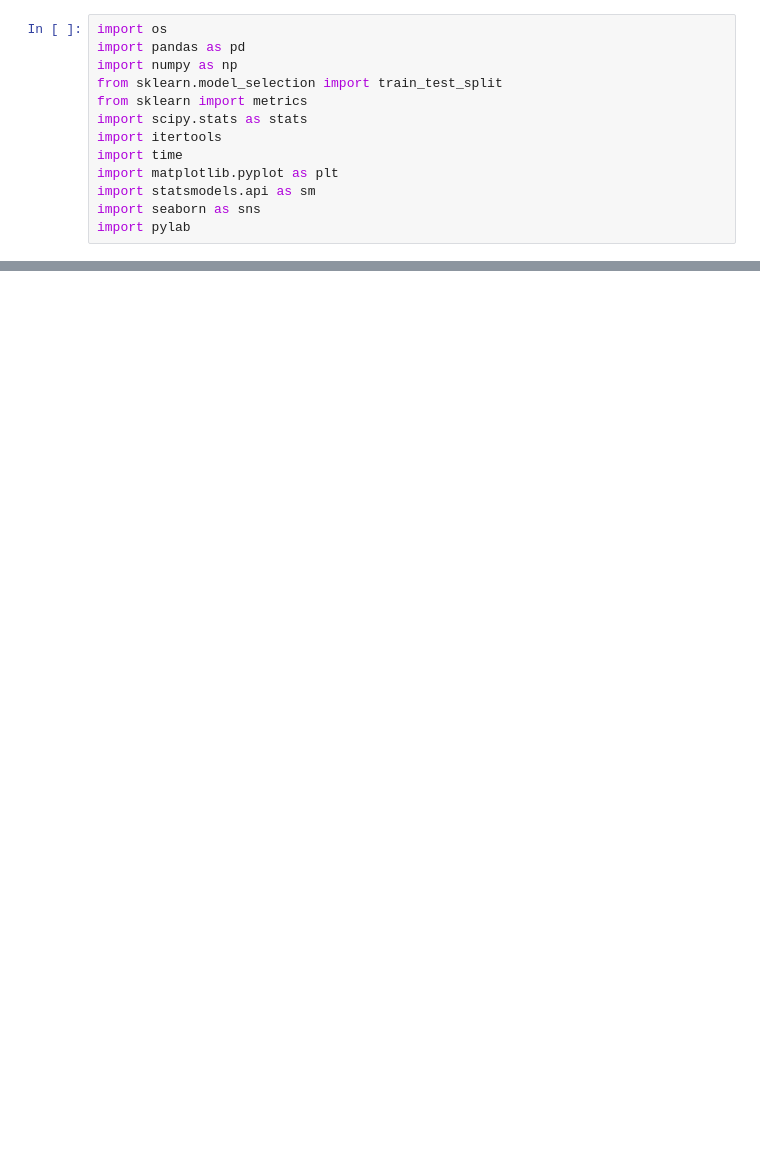
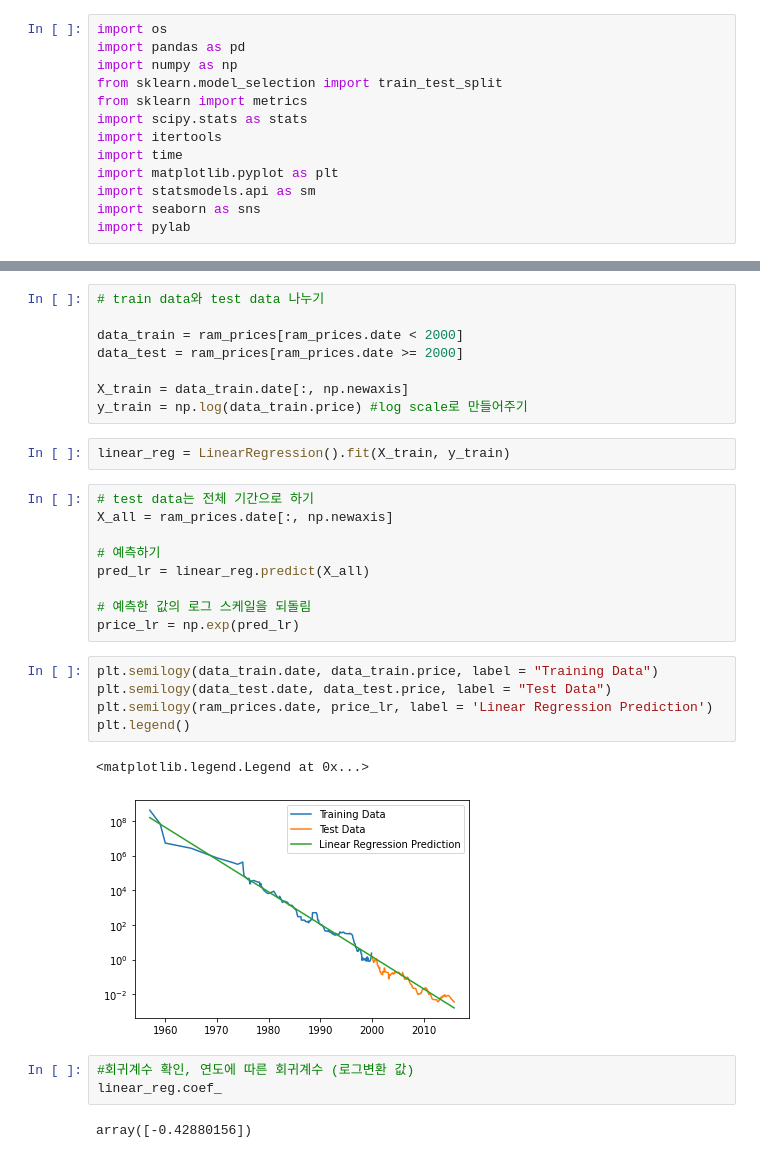
Before and after one commit to baej0106/DataScience, a Jupyter notebook: 다중선형회귀분석.ipynb, the cells around one changed output, grey strips where cells are left out. Drawn from its saved outputs; the diff is of its cells as text; blank space fills up the shorter version.

```diff
--- a/다중선형회귀분석.ipynb
+++ b/다중선형회귀분석.ipynb
@@ -31,0 +78,32 @@ import pylab
+# %%
+# train data와 test data 나누기
+
+data_train = ram_prices[ram_prices.date < 2000]
+data_test = ram_prices[ram_prices.date >= 2000]
+
+X_train = data_train.date[:, np.newaxis]
+y_train = np.log(data_train.price) #log scale로 만들어주기
+# %%
+linear_reg = LinearRegression().fit(X_train, y_train)
+# %%
+# test data는 전체 기간으로 하기
+X_all = ram_prices.date[:, np.newaxis]
+
+# 예측하기
+pred_lr = linear_reg.predict(X_all)
+
+# 예측한 값의 로그 스케일을 되돌림
+price_lr = np.exp(pred_lr)
+# %%
+plt.semilogy(data_train.date, data_train.price, label = "Training Data")
+plt.semilogy(data_test.date, data_test.price, label = "Test Data")
+plt.semilogy(ram_prices.date, price_lr, label = 'Linear Regression Prediction')
+plt.legend()
+# %% [output]
+<matplotlib.legend.Legend at 0x...>
+[figure, added]
+# %%
+#회귀계수 확인, 연도에 따른 회귀계수 (로그변환 값)
+linear_reg.coef_
+# %% [output]
+array([-0.42880156])
```
Also changed, not shown: parts of 44 cells of this notebook.
